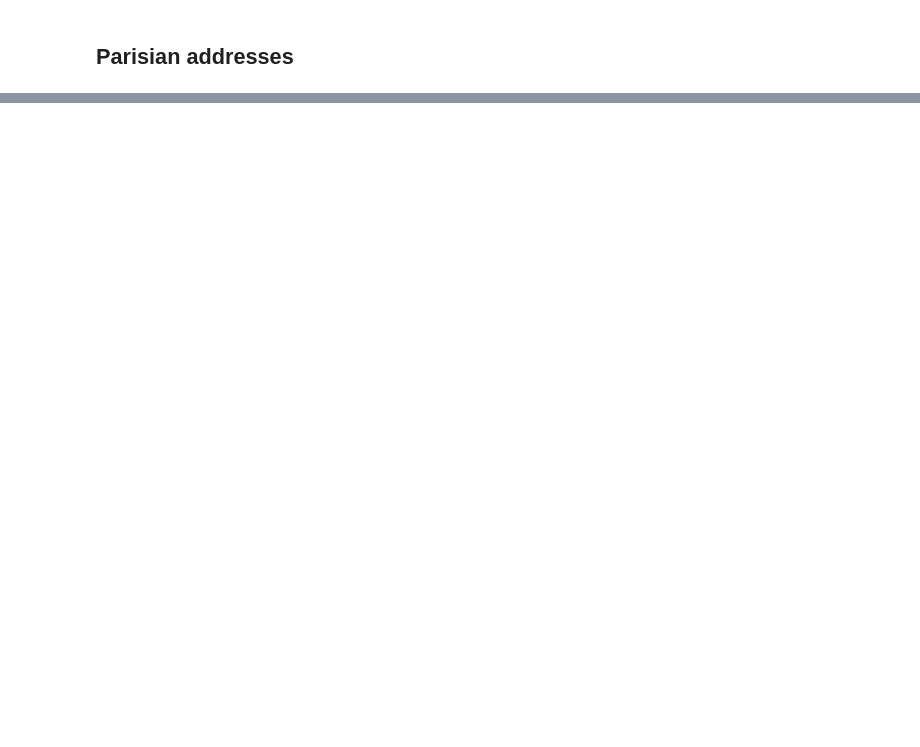
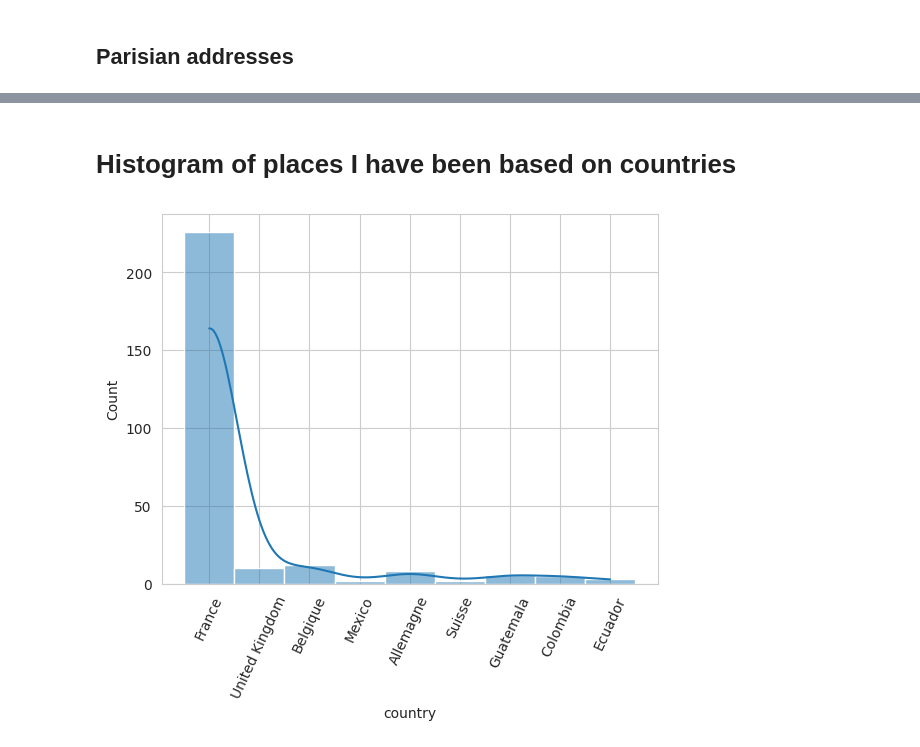
Before and after one commit to ephraim-amz/address-notebook-analysis, a Jupyter notebook: addresses-analysis-notebook.ipynb, the cells around one changed output, grey strips where cells are left out. Drawn from its saved outputs; the diff is of its cells as text; code cells hidden in the pictures; blank space fills up the shorter version.

```diff
--- a/addresses-analysis-notebook.ipynb
+++ b/addresses-analysis-notebook.ipynb
@@ -68,0 +84,9 @@ df[df['userComment'].str.strip().astype(bool)]
+# %% [markdown]
+# Histogram of places I have been based on countries
+# %%
+countries = ['United Kingdom','Allemagne','Suisse','Belgique','Guatemala','Ecuador','Mexico','Colombia','France']
+sns.histplot(df[df["country"].isin(countries)], x="country", kde=True)
+plt.xticks(rotation=65)
+plt.show()
+# %% [output]
+[figure, added]
```
Also changed, not shown: parts of 97 cells of this notebook.
